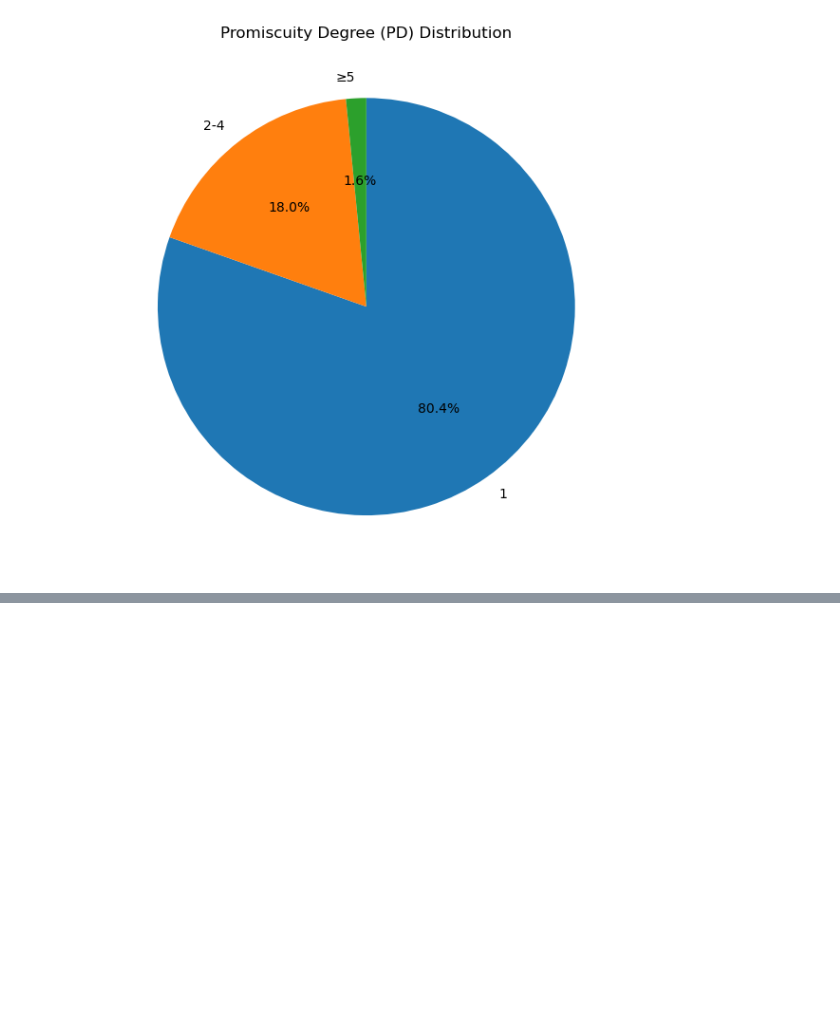
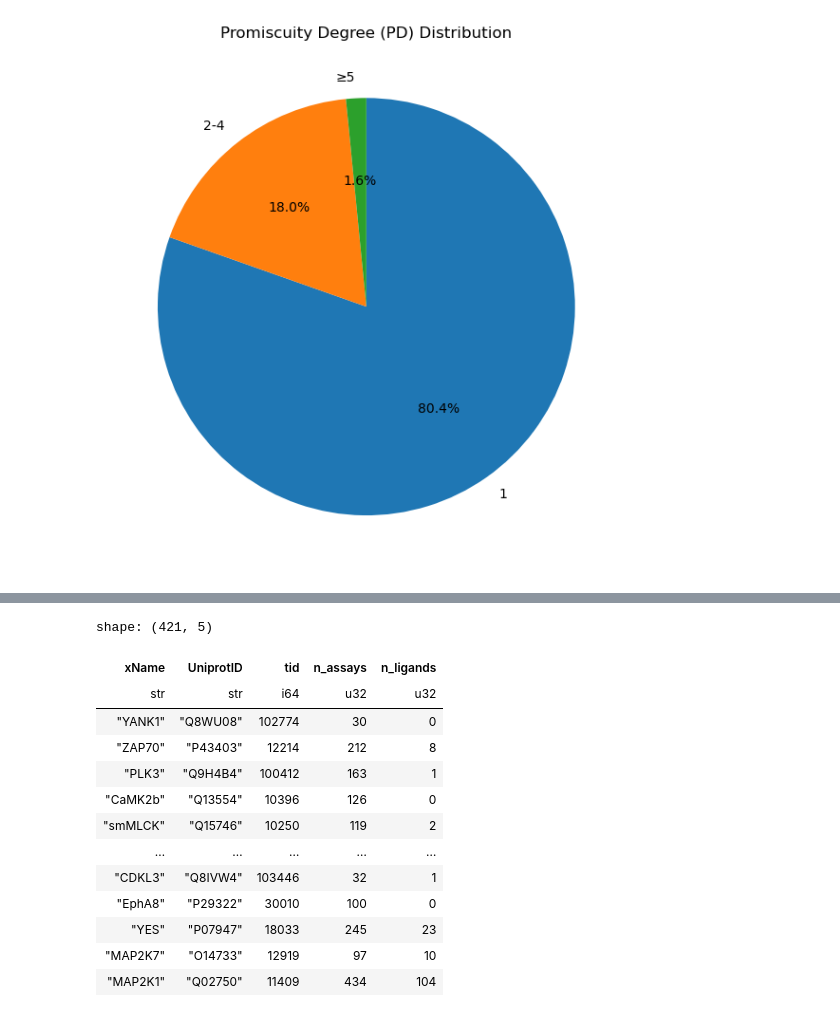
Before and after one commit to Jack-42/ligandActivityAnalysis, a Jupyter notebook: notebooks/exploratory_analysis.ipynb, the cells around one changed output, grey strips where cells are left out. Saved outputs shown, nothing was run; the diff lists cells and outputs as text; code cells hidden in the pictures; blank space fills up the shorter version.

```diff
--- a/notebooks/exploratory_analysis.ipynb
+++ b/notebooks/exploratory_analysis.ipynb
@@ -60,0 +153,17 @@ plt.show()
+# %%
+ktarget_df
+# %% [output]
+shape: (421, 5)
+| xName | UniprotID | tid | n_assays | n_ligands |
+| str | str | i64 | u32 | u32 |
+| "YANK1" | "Q8WU08" | 102774 | 30 | 0 |
+| "ZAP70" | "P43403" | 12214 | 212 | 8 |
+| "PLK3" | "Q9H4B4" | 100412 | 163 | 1 |
+| "CaMK2b" | "Q13554" | 10396 | 126 | 0 |
+| "smMLCK" | "Q15746" | 10250 | 119 | 2 |
+| … | … | … | … | … |
+| "CDKL3" | "Q8IVW4" | 103446 | 32 | 1 |
+| "EphA8" | "P29322" | 30010 | 100 | 0 |
+| "YES" | "P07947" | 18033 | 245 | 23 |
+| "MAP2K7" | "O14733" | 12919 | 97 | 10 |
+| "MAP2K1" | "Q02750" | 11409 | 434 | 104 |
```
Also changed, not shown: parts of 19 cells of this notebook, 3 other files.
